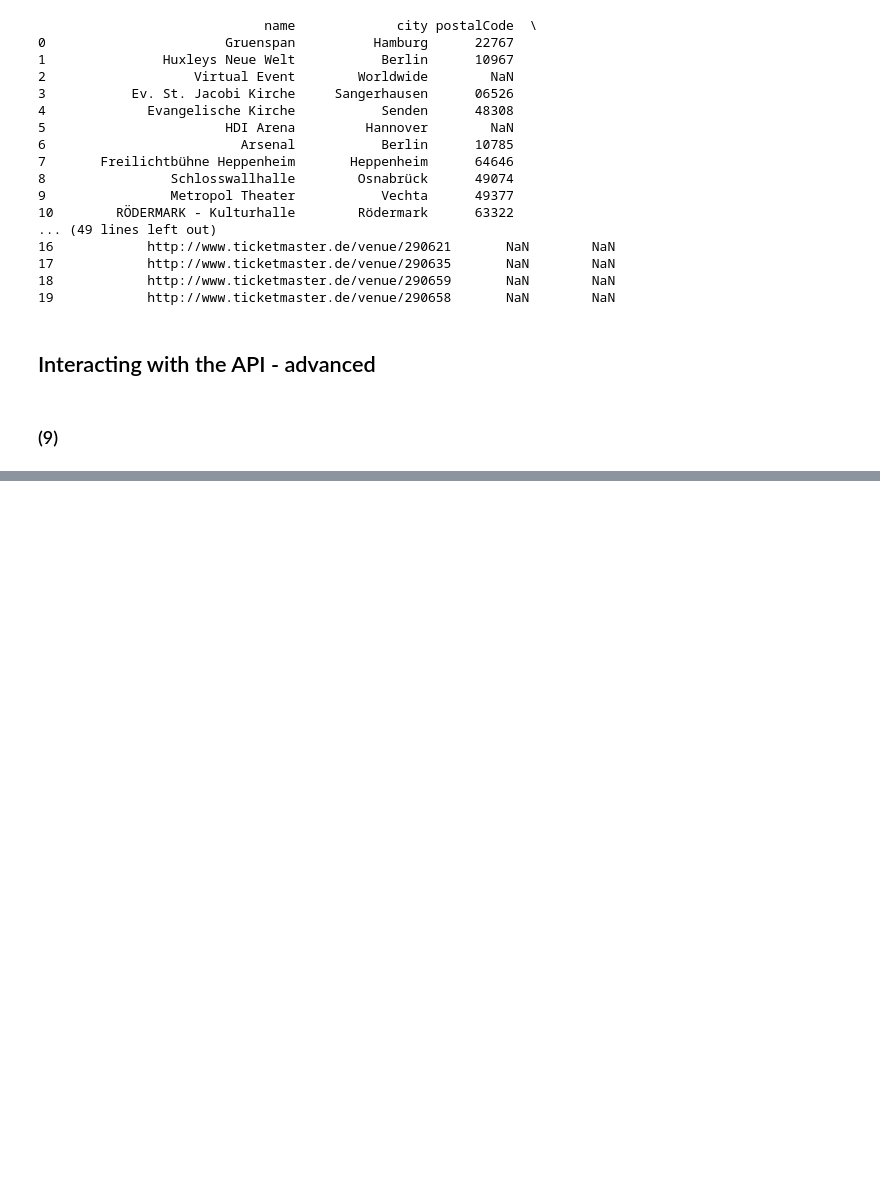
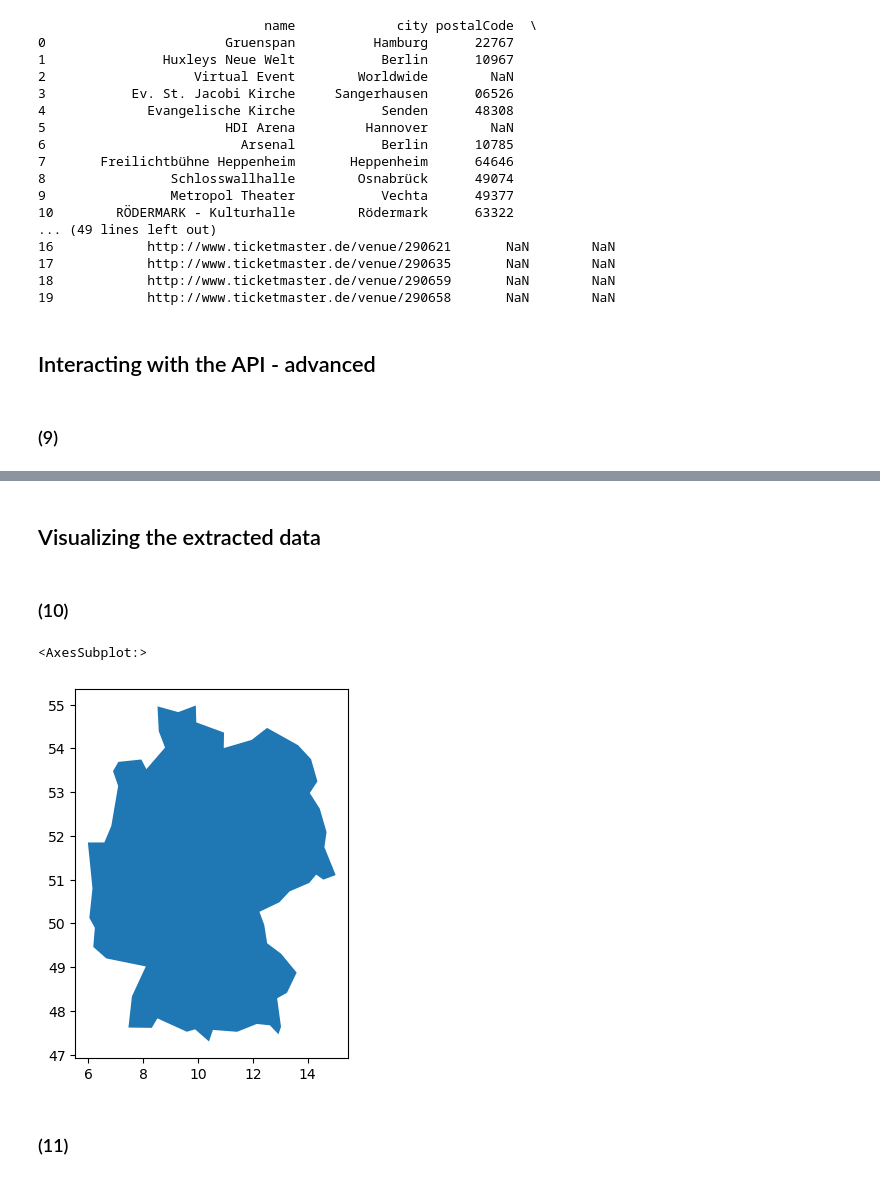
Before and after one commit to Borschu/Assignment_05, a Jupyter notebook: assignment_05_python.ipynb, the cells around one changed output, grey strips where cells are left out. Saved outputs shown, nothing was run; the diff lists cells and outputs as text; code cells hidden in the pictures; blank space fills up the shorter version.

```diff
--- a/assignment_05_python.ipynb
+++ b/assignment_05_python.ipynb
@@ -262,0 +273,20 @@ print(df_ger.shape())
+# %% [markdown]
+## Visualizing the extracted data
+# %% [markdown]
+### (10)
+# %%
+# create visualization based on the given code
+import geopandas as gpd
+# get a base map of Germany
+map = gpd.read_file(gpd.datasets.get_path("naturalearth_lowres"))
+map = map[map.name == "Germany"]
+# plot the map
+#map.plot(ax = ax)
+map.plot()
+
+#cities.plot(marker = "o",color = "orange")
+# %% [output]
+<AxesSubplot:>
+[figure, added]
+# %% [markdown]
+### (11)
```
Also changed, not shown: parts of 5 cells of this notebook.
